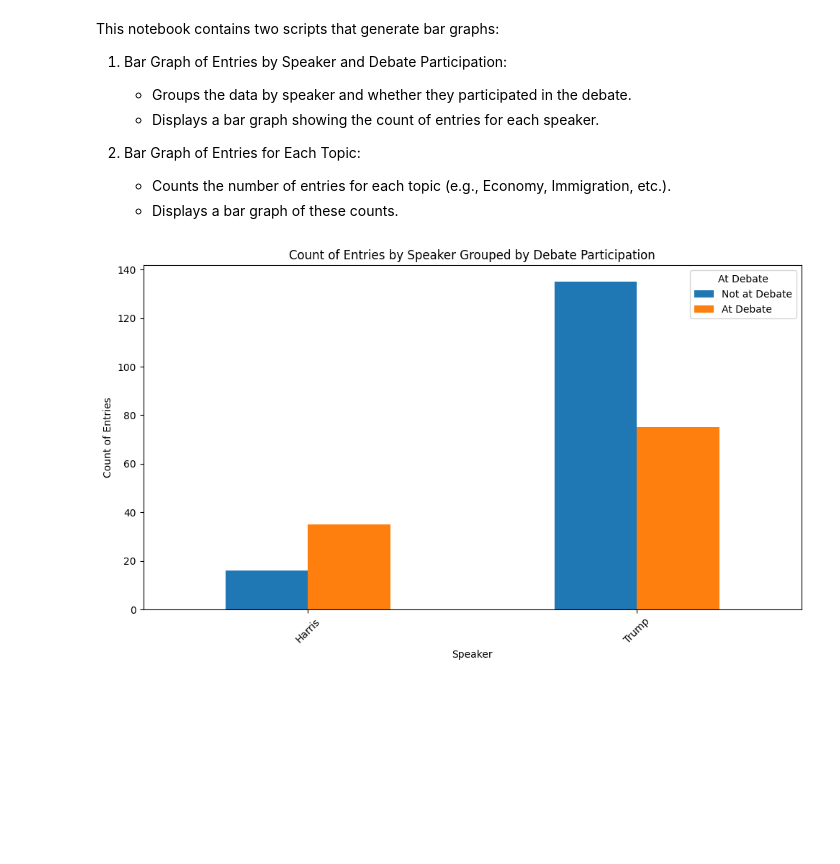
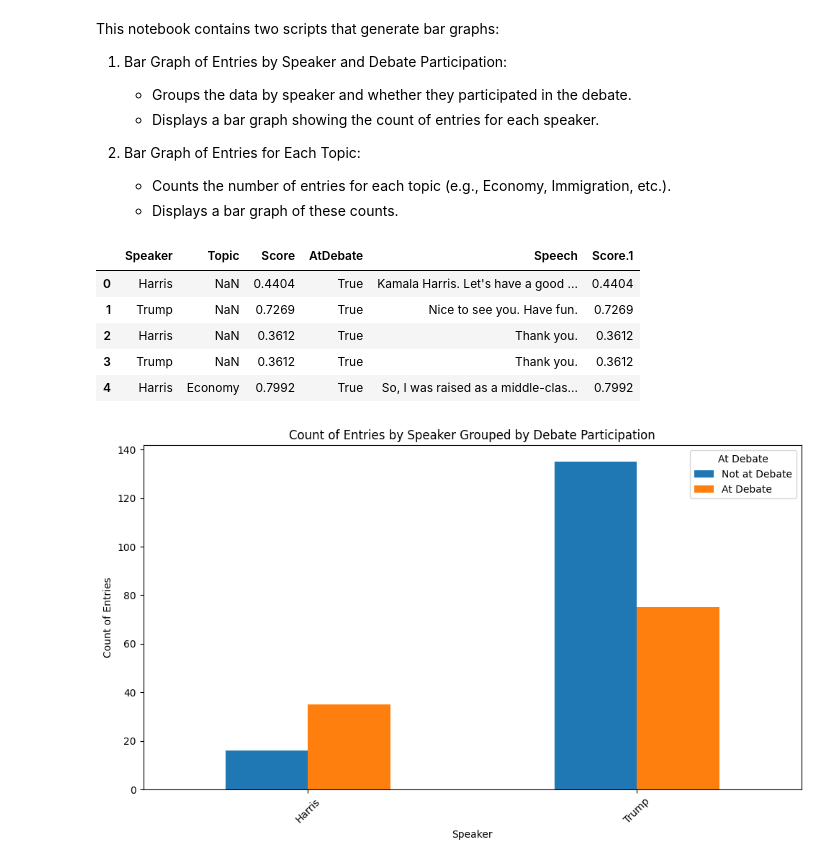
Before and after one commit to bwillow1222/ds4002MI3P1, a Jupyter notebook: SCRIPTS/eda.ipynb, the cells around one changed output. Cells and saved outputs as stored; diff of their text form; code cells hidden in the pictures; blank space fills up the shorter version.

```diff
--- a/SCRIPTS/eda.ipynb
+++ b/SCRIPTS/eda.ipynb
@@ -13,12 +13,21 @@ This notebook contains two scripts that generate bar graphs:
 # %%
 # Download necessary packages
 import pandas as pd
 import seaborn as sns
 import numpy as np
 import matplotlib.pyplot as plt
 
-url = 'https://raw.githubusercontent.com/bwillow1222/ds4002MI3P1/main/DATA/Scored_Data.csv'
+url = 'https://github.com/bwillow1222/ds4002MI3P1/raw/main/DATA/processed/Scored_Data.csv'
 data = pd.read_csv(url)
+
+data.head()
+# %% [output]
+|  | Speaker | Topic | Score | AtDebate | Speech | Score.1 |
+| 0 | Harris | NaN | 0.4404 | True | Kamala Harris. Let's have a good ... | 0.4404 |
+| 1 | Trump | NaN | 0.7269 | True | Nice to see you. Have fun. | 0.7269 |
+| 2 | Harris | NaN | 0.3612 | True | Thank you. | 0.3612 |
+| 3 | Trump | NaN | 0.3612 | True | Thank you. | 0.3612 |
+| 4 | Harris | Economy | 0.7992 | True | So, I was raised as a middle-clas... | 0.7992 |
 # %%
 
 # Group the data by Speaker and AtDebate, and count the number of entries for each
```
Also changed, not shown: parts of 1 cell of this notebook.
